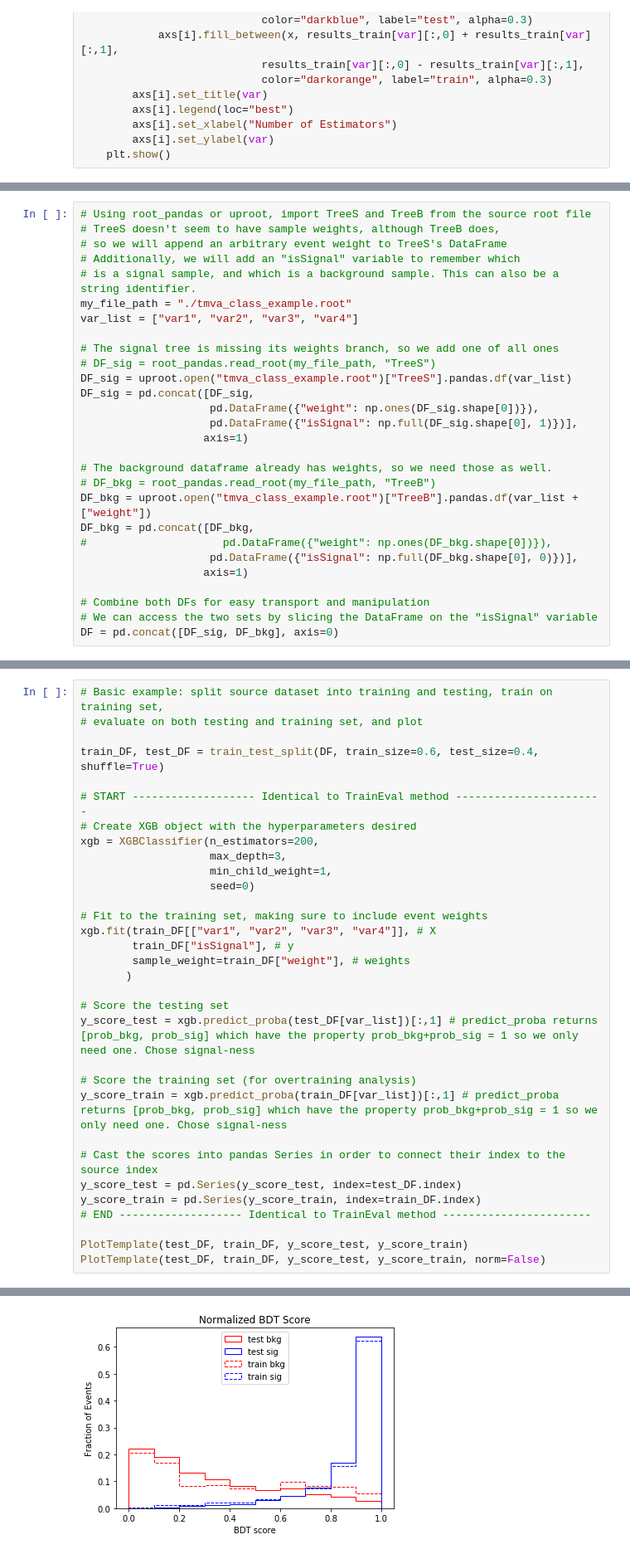
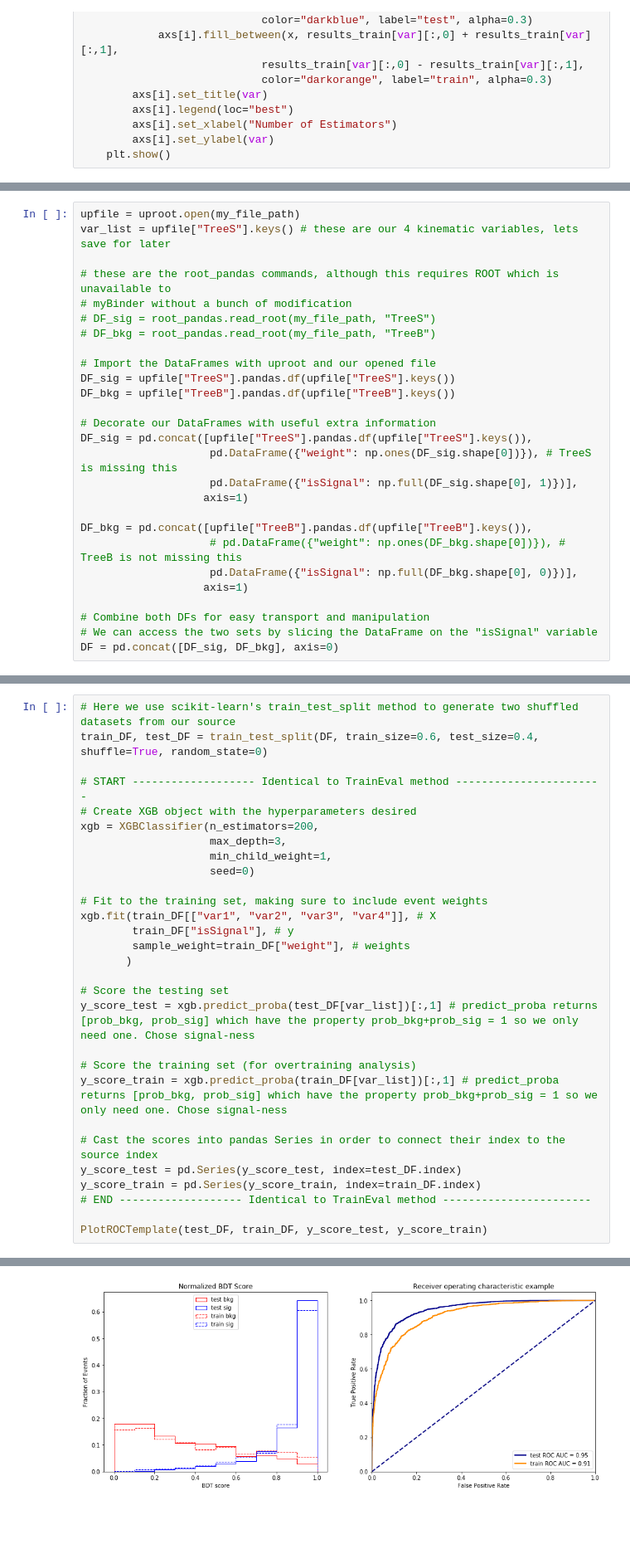
Before and after one commit to adsherman/SgTopWorkshop, a Jupyter notebook: Sklearn_Demo.ipynb, the cells around one changed output, grey strips where cells are left out. Shown at 83% size. Cells and saved outputs as stored; diff of their text form; blank space fills up the shorter version.

```diff
--- a/Sklearn_Demo.ipynb
+++ b/Sklearn_Demo.ipynb
@@ -134,25 +204,24 @@ def PlotROC(train_DF, test_DF, y_score_train, y_score_test):
 # %%
-# Using root_pandas or uproot, import TreeS and TreeB from the source root file
-# TreeS doesn't seem to have sample weights, although TreeB does,
-# so we will append an arbitrary event weight to TreeS's DataFrame
-# Additionally, we will add an "isSignal" variable to remember which
-# is a signal sample, and which is a background sample. This can also be a string identifier.
-my_file_path = "./tmva_class_example.root"
-var_list = ["var1", "var2", "var3", "var4"]
+upfile = uproot.open(my_file_path)
+var_list = upfile["TreeS"].keys() # these are our 4 kinematic variables, lets save for later
 
-# The signal tree is missing its weights branch, so we add one of all ones
+# these are the root_pandas commands, although this requires ROOT which is unavailable to
+# myBinder without a bunch of modification
 # DF_sig = root_pandas.read_root(my_file_path, "TreeS")
-DF_sig = uproot.open("tmva_class_example.root")["TreeS"].pandas.df(var_list)
-DF_sig = pd.concat([DF_sig,
-                    pd.DataFrame({"weight": np.ones(DF_sig.shape[0])}),
+# DF_bkg = root_pandas.read_root(my_file_path, "TreeB")
+
+# Import the DataFrames with uproot and our opened file
+DF_sig = upfile["TreeS"].pandas.df(upfile["TreeS"].keys())
+DF_bkg = upfile["TreeB"].pandas.df(upfile["TreeB"].keys())
+
+# Decorate our DataFrames with useful extra information
+DF_sig = pd.concat([upfile["TreeS"].pandas.df(upfile["TreeS"].keys()),
+                    pd.DataFrame({"weight": np.ones(DF_sig.shape[0])}), # TreeS is missing this
                     pd.DataFrame({"isSignal": np.full(DF_sig.shape[0], 1)})],
                    axis=1)
 
-# The background dataframe already has weights, so we need those as well.
-# DF_bkg = root_pandas.read_root(my_file_path, "TreeB")
-DF_bkg = uproot.open("tmva_class_example.root")["TreeB"].pandas.df(var_list + ["weight"])
-DF_bkg = pd.concat([DF_bkg,
-#                     pd.DataFrame({"weight": np.ones(DF_bkg.shape[0])}),
+DF_bkg = pd.concat([upfile["TreeB"].pandas.df(upfile["TreeB"].keys()),
+                    # pd.DataFrame({"weight": np.ones(DF_bkg.shape[0])}), # TreeB is not missing this
                     pd.DataFrame({"isSignal": np.full(DF_bkg.shape[0], 0)})],
                    axis=1)
 
@@ -162,8 +233,6 @@ DF = pd.concat([DF_sig, DF_bkg], axis=0)
 # %%
-# Basic example: split source dataset into training and testing, train on training set,
-# evaluate on both testing and training set, and plot
-
-train_DF, test_DF = train_test_split(DF, train_size=0.6, test_size=0.4, shuffle=True)
+# Here we use scikit-learn's train_test_split method to generate two shuffled datasets from our source
+train_DF, test_DF = train_test_split(DF, train_size=0.6, test_size=0.4, shuffle=True, random_state=0)
 
 # START ------------------- Identical to TrainEval method -----------------------
 # Create XGB object with the hyperparameters desired
@@ -189,6 +258,5 @@ y_score_test = pd.Series(y_score_test, index=test_DF.index)
 y_score_train = pd.Series(y_score_train, index=train_DF.index)
 # END ------------------- Identical to TrainEval method -----------------------
 
-PlotTemplate(test_DF, train_DF, y_score_test, y_score_train)
-PlotTemplate(test_DF, train_DF, y_score_test, y_score_train, norm=False)
+PlotROCTemplate(test_DF, train_DF, y_score_test, y_score_train)
 # %% [output]
@@ -195 +264 @@ PlotTemplate(test_DF, train_DF, y_score_test, y_score_train, norm=False)
-[figure, old version]
+[figure, new version]
```
Also changed, not shown: parts of 21 cells of this notebook.
